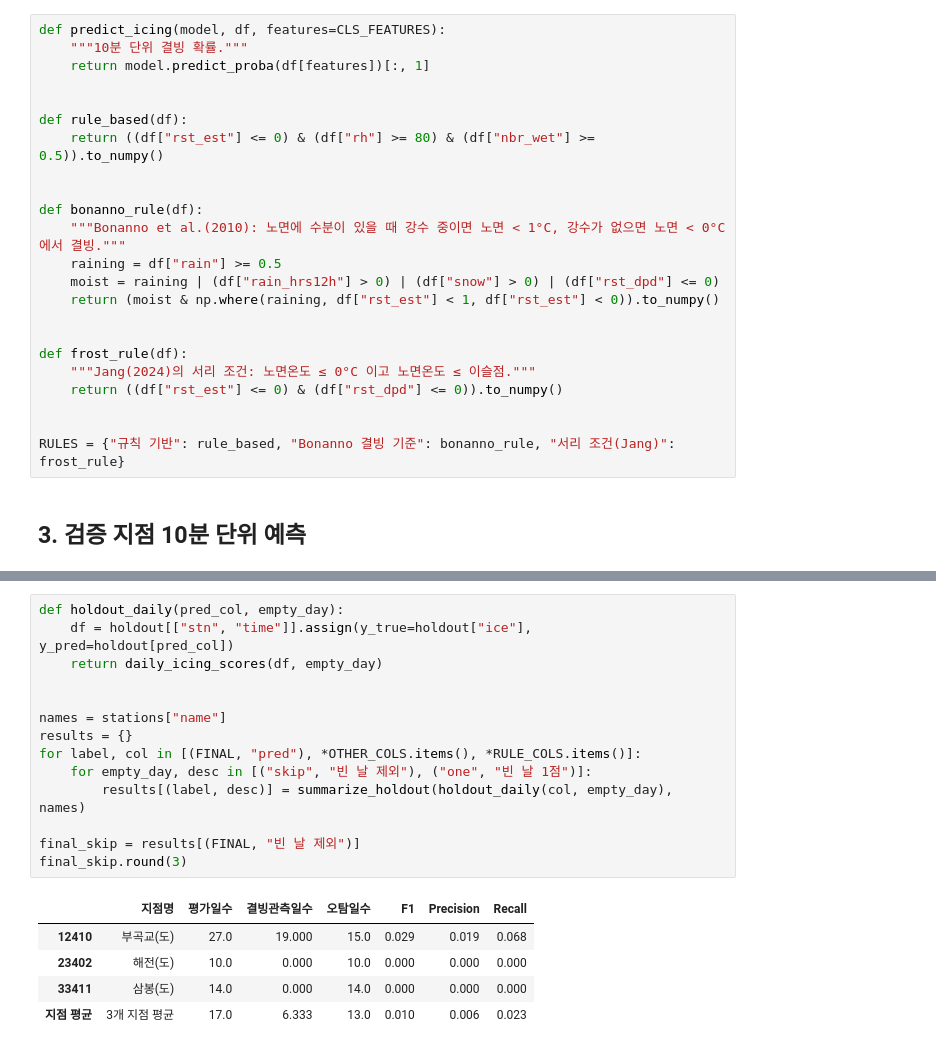
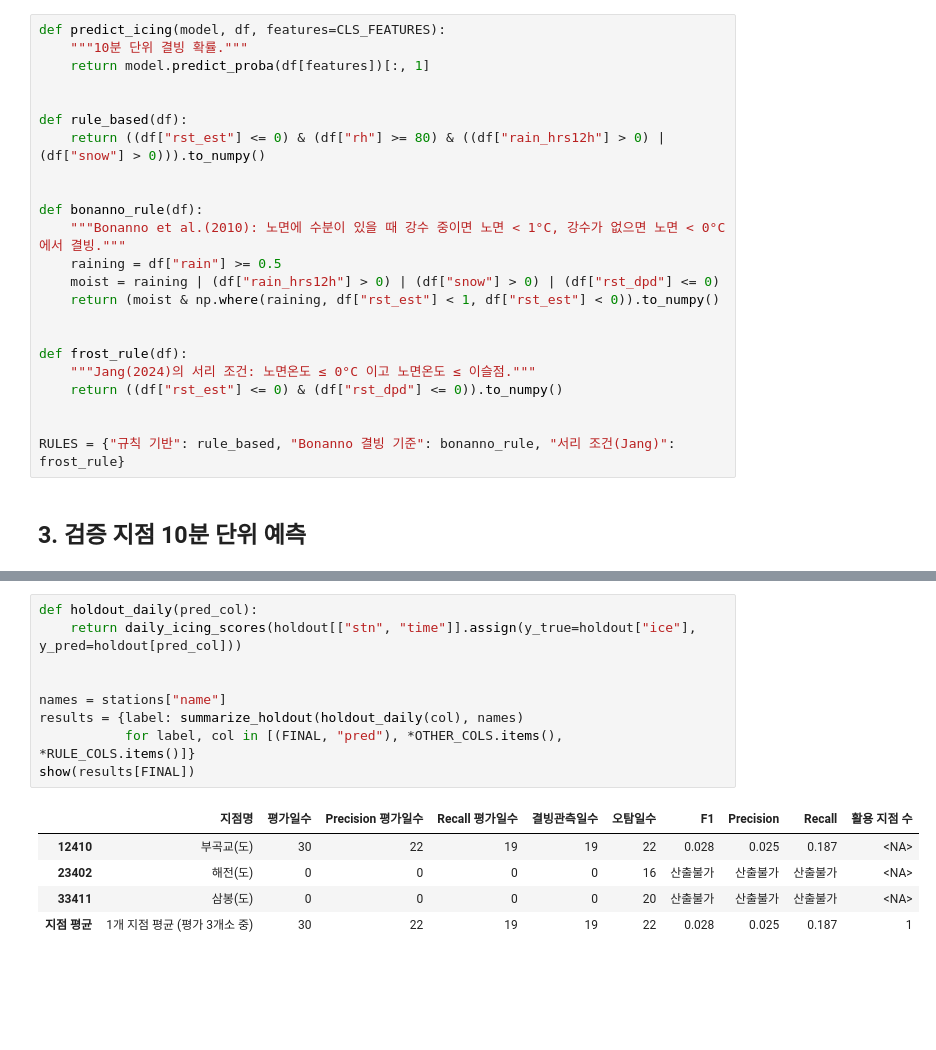
Before and after one commit to haksik-yummy/2026-2_AIcontest, a Jupyter notebook: notebooks/04_icing_classification/04-3_icing_holdout.ipynb, the cells around one changed output, grey strips where cells are left out. Saved outputs shown, nothing was run; the diff lists cells and outputs as text; blank space fills up the shorter version.

```diff
--- a/notebooks/04_icing_classification/04-3_icing_holdout.ipynb
+++ b/notebooks/04_icing_classification/04-3_icing_holdout.ipynb
@@ -71,7 +66,7 @@ def predict_icing(model, df, features=CLS_FEATURES):
 
 
 def rule_based(df):
-    return ((df["rst_est"] <= 0) & (df["rh"] >= 80) & (df["nbr_wet"] >= 0.5)).to_numpy()
+    return ((df["rst_est"] <= 0) & (df["rh"] >= 80) & ((df["rain_hrs12h"] > 0) | (df["snow"] > 0))).to_numpy()
 
 
 def bonanno_rule(df):
@@ -182,20 +204,15 @@ def summarize_holdout(daily, names=None):
 # %%
-def holdout_daily(pred_col, empty_day):
-    df = holdout[["stn", "time"]].assign(y_true=holdout["ice"], y_pred=holdout[pred_col])
-    return daily_icing_scores(df, empty_day)
+def holdout_daily(pred_col):
+    return daily_icing_scores(holdout[["stn", "time"]].assign(y_true=holdout["ice"], y_pred=holdout[pred_col]))
 
 
 names = stations["name"]
-results = {}
-for label, col in [(FINAL, "pred"), *OTHER_COLS.items(), *RULE_COLS.items()]:
-    for empty_day, desc in [("skip", "빈 날 제외"), ("one", "빈 날 1점")]:
-        results[(label, desc)] = summarize_holdout(holdout_daily(col, empty_day), names)
-
-final_skip = results[(FINAL, "빈 날 제외")]
-final_skip.round(3)
+results = {label: summarize_holdout(holdout_daily(col), names)
+           for label, col in [(FINAL, "pred"), *OTHER_COLS.items(), *RULE_COLS.items()]}
+show(results[FINAL])
 # %% [output]
-|  | 지점명 | 평가일수 | 결빙관측일수 | 오탐일수 | F1 | Precision | Recall |
-| 12410 | 부곡교(도) | 27.0 | 19.000 | 15.0 | 0.029 | 0.019 | 0.068 |
-| 23402 | 해전(도) | 10.0 | 0.000 | 10.0 | 0.000 | 0.000 | 0.000 |
-| 33411 | 삼봉(도) | 14.0 | 0.000 | 14.0 | 0.000 | 0.000 | 0.000 |
-| 지점 평균 | 3개 지점 평균 | 17.0 | 6.333 | 13.0 | 0.010 | 0.006 | 0.023 |
+|  | 지점명 | 평가일수 | Precision 평가일수 | Recall 평가일수 | 결빙관측일수 | 오탐일수 | F1 | Precision | Recall | 활용 지점 수 |
+| 12410 | 부곡교(도) | 30 | 22 | 19 | 19 | 22 | 0.028 | 0.025 | 0.187 | <NA> |
+| 23402 | 해전(도) | 0 | 0 | 0 | 0 | 16 | 산출불가 | 산출불가 | 산출불가 | <NA> |
+| 33411 | 삼봉(도) | 0 | 0 | 0 | 0 | 20 | 산출불가 | 산출불가 | 산출불가 | <NA> |
+| 지점 평균 | 1개 지점 평균 (평가 3개소 중) | 30 | 22 | 19 | 19 | 22 | 0.028 | 0.025 | 0.187 | 1 |
```
Also changed, not shown: parts of 15 cells of this notebook.
